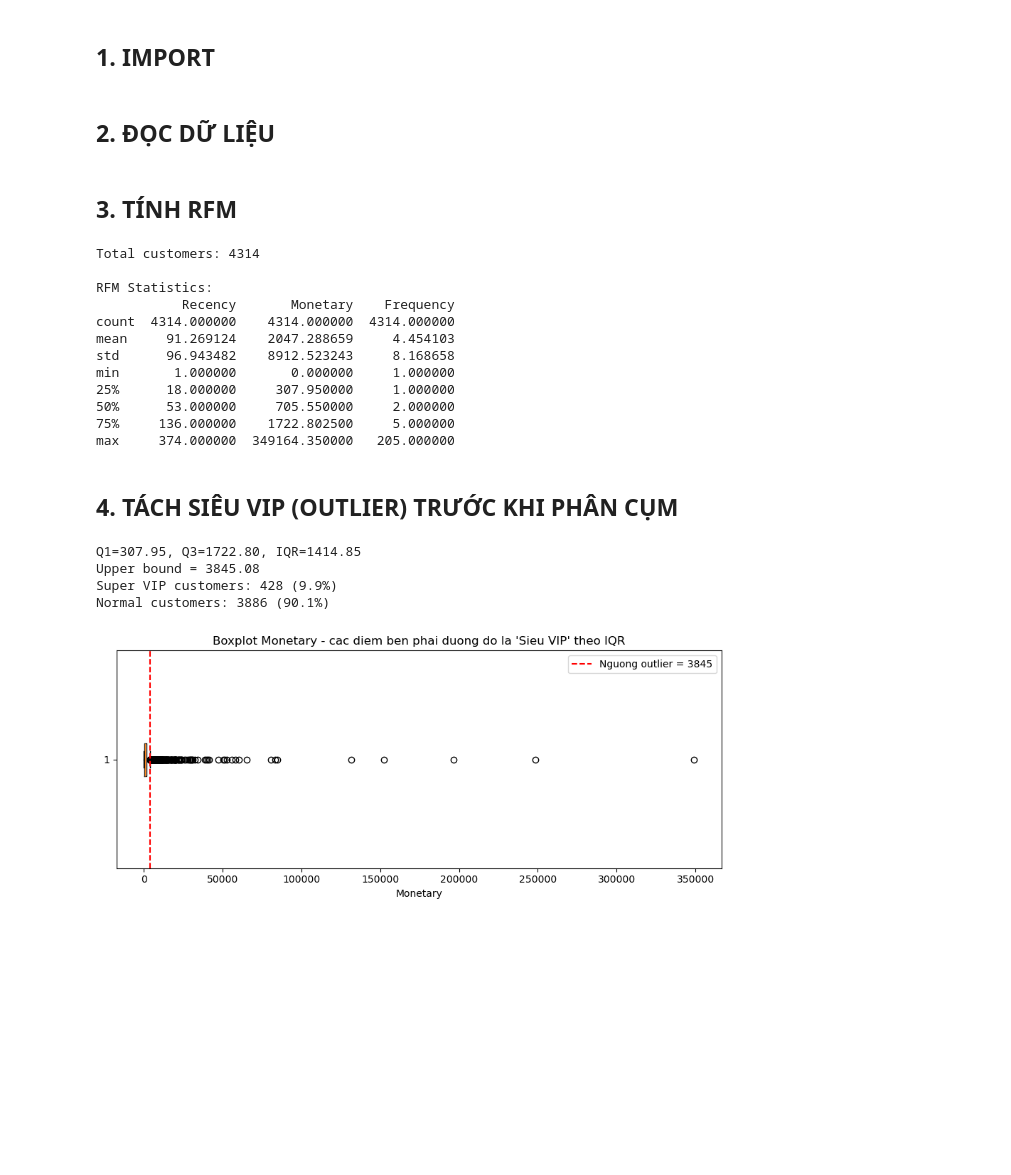
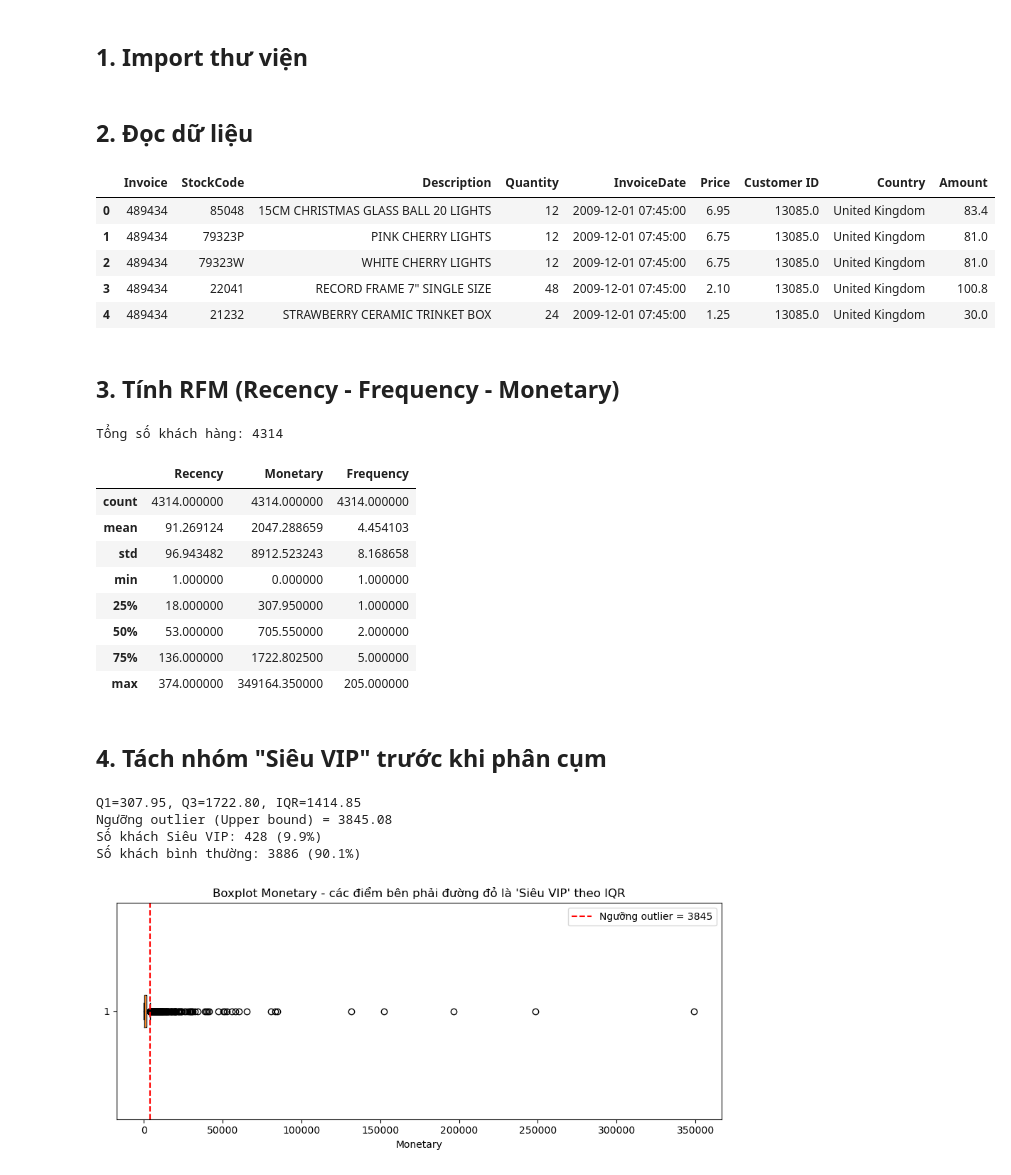
Before and after one commit to lynkvu2901/Customer-Life-Time-Value, a Jupyter notebook: notebooks/Phase_1_Clustering.ipynb, the cells around one changed output. Drawn from its saved outputs; the diff is of its cells as text; code cells hidden in the pictures; blank space fills up the shorter version.

```diff
--- a/notebooks/Phase_1_Clustering.ipynb
+++ b/notebooks/Phase_1_Clustering.ipynb
@@ -1,5 +1,5 @@
 # %% [markdown]
-## 1. IMPORT
+## 1. Import thư viện
 # %%
 import pandas as pd
 import numpy as np
@@ -11,13 +9,21 @@ from sklearn.metrics import silhouette_score, davies_bouldin_score, calinski_har
 from sklearn.decomposition import PCA
 import warnings
 warnings.filterwarnings('ignore')
-# %% [markdown]
-## 2. ĐỌC DỮ LIỆU
+# %% [markdown]
+## 2. Đọc dữ liệu
 # %%
 df_success = pd.read_csv('../data/df_success.csv')
 df_success['InvoiceDate'] = pd.to_datetime(df_success['InvoiceDate'])
+df_success.head()
+# %% [output]
+|  | Invoice | StockCode | Description | Quantity | InvoiceDate | Price | Customer ID | Country | Amount |
+| 0 | 489434 | 85048 | 15CM CHRISTMAS GLASS BALL 20 LIGHTS | 12 | 2009-12-01 07:45:00 | 6.95 | 13085.0 | United Kingdom | 83.4 |
+| 1 | 489434 | 79323P | PINK CHERRY LIGHTS | 12 | 2009-12-01 07:45:00 | 6.75 | 13085.0 | United Kingdom | 81.0 |
+| 2 | 489434 | 79323W | WHITE CHERRY LIGHTS | 12 | 2009-12-01 07:45:00 | 6.75 | 13085.0 | United Kingdom | 81.0 |
+| 3 | 489434 | 22041 | RECORD FRAME 7" SINGLE SIZE | 48 | 2009-12-01 07:45:00 | 2.10 | 13085.0 | United Kingdom | 100.8 |
+| 4 | 489434 | 21232 | STRAWBERRY CERAMIC TRINKET BOX | 24 | 2009-12-01 07:45:00 | 1.25 | 13085.0 | United Kingdom | 30.0 |
 # %% [markdown]
-## 3. TÍNH RFM
+## 3. Tính RFM (Recency - Frequency - Monetary)
 # %%
 now = df_success['InvoiceDate'].max() + pd.Timedelta(days=1)
 
@@ -32,24 +38,21 @@ customer = df_success.groupby('Customer ID').agg({
     'Invoice': 'Frequency'
 })
 
-print(f"Total customers: {len(customer)}")
-print(f"\nRFM Statistics:")
-print(customer[['Recency', 'Monetary', 'Frequency']].describe())
+print(f"Tổng số khách hàng: {len(customer)}")
+customer[['Recency', 'Monetary', 'Frequency']].describe()
 # %% [output]
-Total customers: 4314
-
-RFM Statistics:
-           Recency       Monetary    Frequency
-count  4314.000000    4314.000000  4314.000000
-mean     91.269124    2047.288659     4.454103
-std      96.943482    8912.523243     8.168658
-min       1.000000       0.000000     1.000000
-25%      18.000000     307.950000     1.000000
-50%      53.000000     705.550000     2.000000
-75%     136.000000    1722.802500     5.000000
-max     374.000000  349164.350000   205.000000
+Tổng số khách hàng: 4314
+|  | Recency | Monetary | Frequency |
+| count | 4314.000000 | 4314.000000 | 4314.000000 |
+| mean | 91.269124 | 2047.288659 | 4.454103 |
+| std | 96.943482 | 8912.523243 | 8.168658 |
+| min | 1.000000 | 0.000000 | 1.000000 |
+| 25% | 18.000000 | 307.950000 | 1.000000 |
+| 50% | 53.000000 | 705.550000 | 2.000000 |
+| 75% | 136.000000 | 1722.802500 | 5.000000 |
+| max | 374.000000 | 349164.350000 | 205.000000 |
-# %% [markdown]
-## 4. TÁCH SIÊU VIP (OUTLIER) TRƯỚC KHI PHÂN CỤM
+# %% [markdown]
+## 4. Tách nhóm "Siêu VIP" trước khi phân cụm
 # %%
 Q1 = customer['Monetary'].quantile(0.25)
 Q3 = customer['Monetary'].quantile(0.75)
@@ -59,14 +62,14 @@ upper_bound = Q3 + 1.5 * IQR
 customer['Is_Outlier'] = customer['Monetary'] > upper_bound
 
 print(f"Q1={Q1:.2f}, Q3={Q3:.2f}, IQR={IQR:.2f}")
-print(f"Upper bound = {upper_bound:.2f}")
-print(f"Super VIP customers: {customer['Is_Outlier'].sum()} ({customer['Is_Outlier'].mean()*100:.1f}%)")
-print(f"Normal customers: {(~customer['Is_Outlier']).sum()} ({(~customer['Is_Outlier']).mean()*100:.1f}%)")
+print(f"Ngưỡng outlier (Upper bound) = {upper_bound:.2f}")
+print(f"Số khách Siêu VIP: {customer['Is_Outlier'].sum()} ({customer['Is_Outlier'].mean()*100:.1f}%)")
+print(f"Số khách bình thường: {(~customer['Is_Outlier']).sum()} ({(~customer['Is_Outlier']).mean()*100:.1f}%)")
 # %% [output]
 Q1=307.95, Q3=1722.80, IQR=1414.85
-Upper bound = 3845.08
-Super VIP customers: 428 (9.9%)
-Normal customers: 3886 (90.1%)
+Ngưỡng outlier (Upper bound) = 3845.08
+Số khách Siêu VIP: 428 (9.9%)
+Số khách bình thường: 3886 (90.1%)
 # %%
 plt.figure(figsize=(9,4))
 plt.boxplot(customer['Monetary'], vert=False)
```
Also changed, not shown: parts of 34 cells of this notebook, 6 other files.
